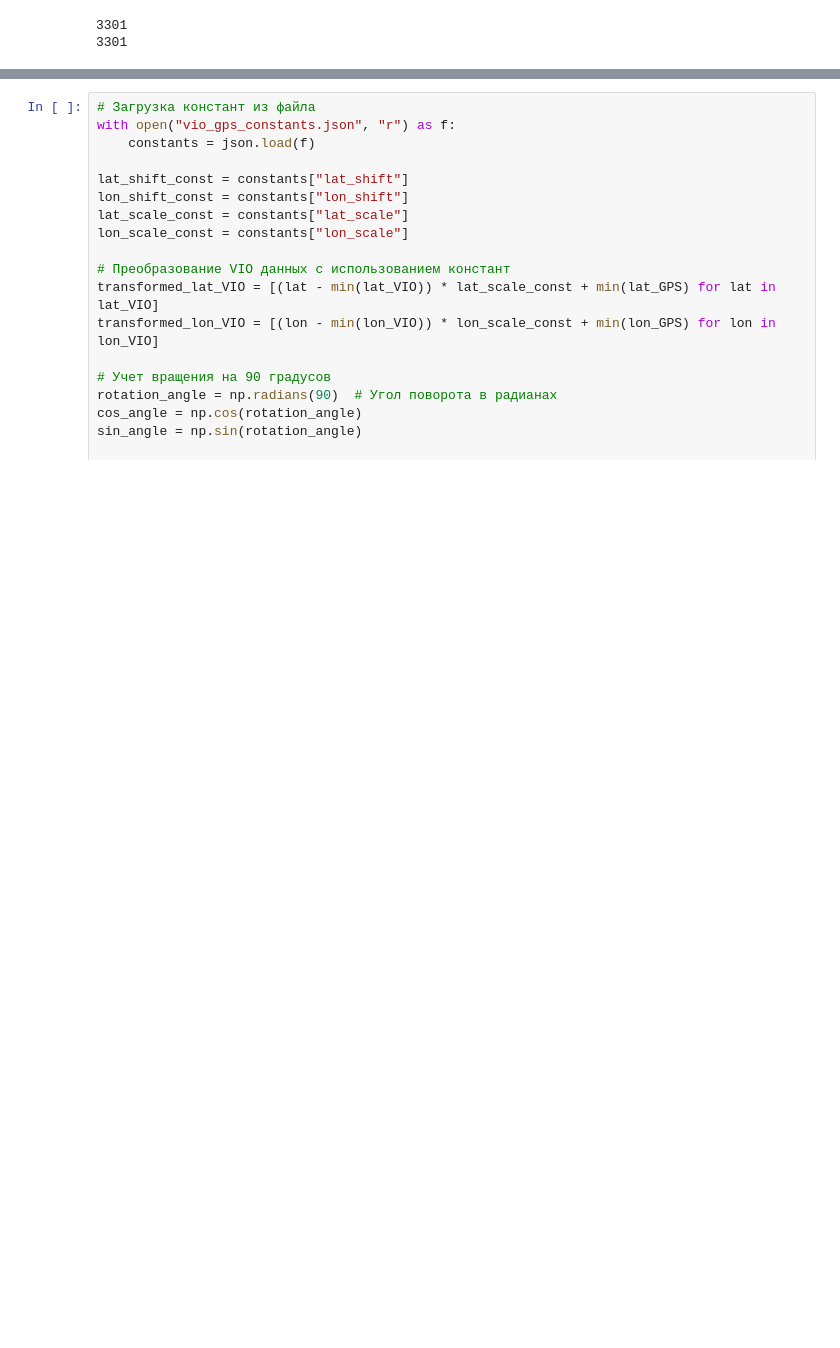
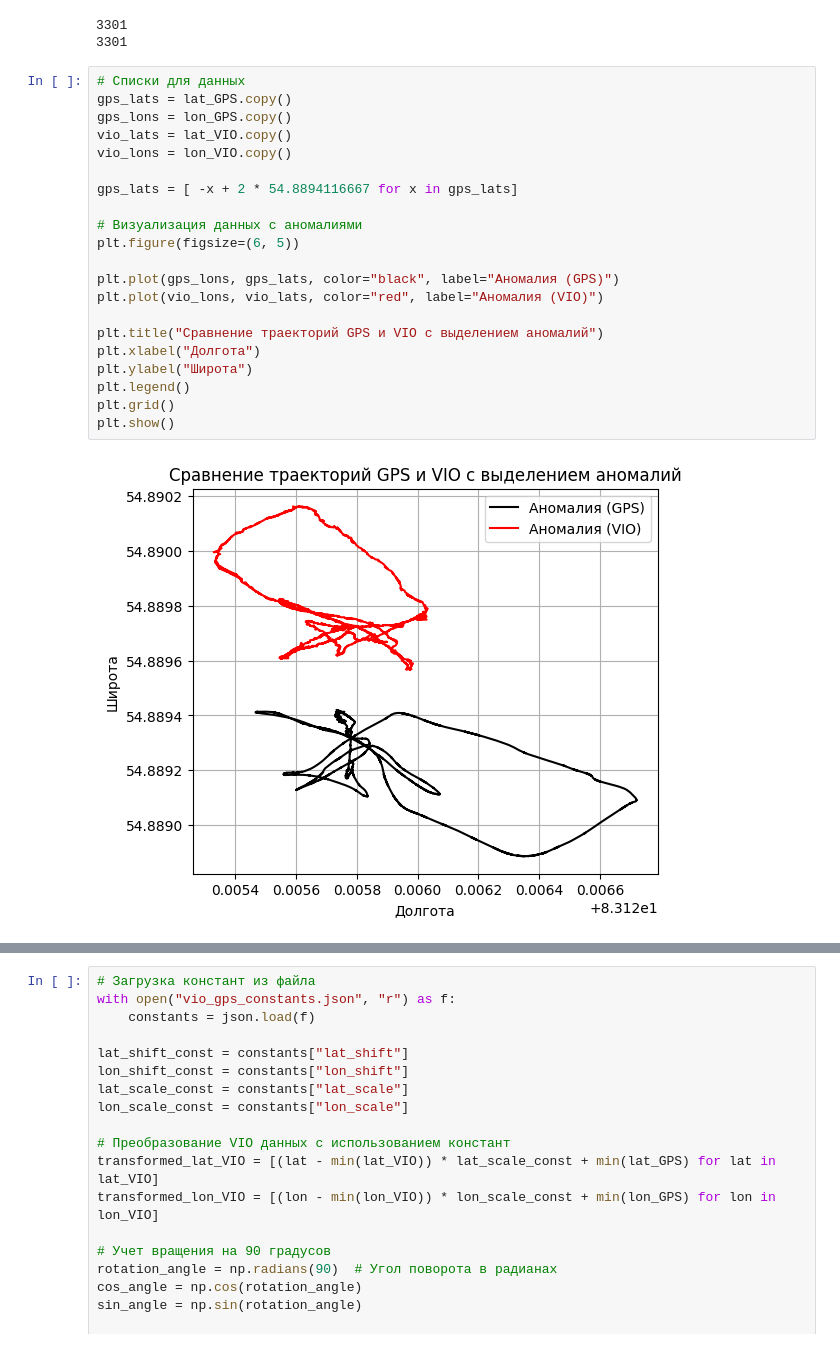
Before and after one commit to Razvald/helicopter, a Jupyter notebook: Calibrate/calibrate.ipynb, the cells around one changed output, grey strips where cells are left out. Cells and saved outputs as stored; diff of their text form; blank space fills up the shorter version.

```diff
--- a/Calibrate/calibrate.ipynb
+++ b/Calibrate/calibrate.ipynb
@@ -169,6 +169,29 @@ print(len(lat_VIO))
 # %% [output]
 3301
 3301
+# %%
+# Списки для данных
+gps_lats = lat_GPS.copy()
+gps_lons = lon_GPS.copy()
+vio_lats = lat_VIO.copy()
+vio_lons = lon_VIO.copy()
+
+gps_lats = [ -x + 2 * 54.8894116667 for x in gps_lats]
+
+# Визуализация данных с аномалиями
+plt.figure(figsize=(6, 5))
+
+plt.plot(gps_lons, gps_lats, color="black", label="Аномалия (GPS)")
+plt.plot(vio_lons, vio_lats, color="red", label="Аномалия (VIO)")
+
+plt.title("Сравнение траекторий GPS и VIO с выделением аномалий")
+plt.xlabel("Долгота")
+plt.ylabel("Широта")
+plt.legend()
+plt.grid()
+plt.show()
+# %% [output]
+[figure, added]
 # %%
 copy_lat_VIO = lat_VIO.copy()
 copy_lon_VIO = lon_VIO.copy()
```
Also changed, not shown: parts of 8 cells of this notebook, 1 other file.
